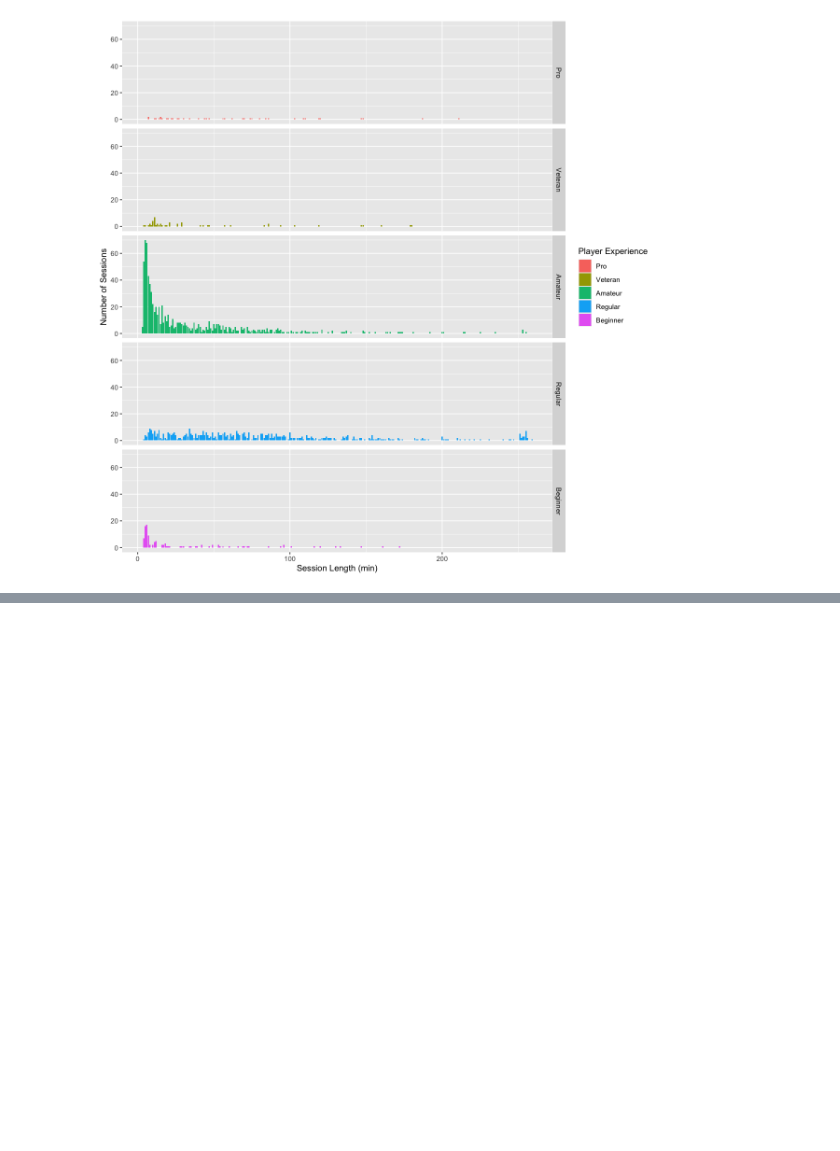
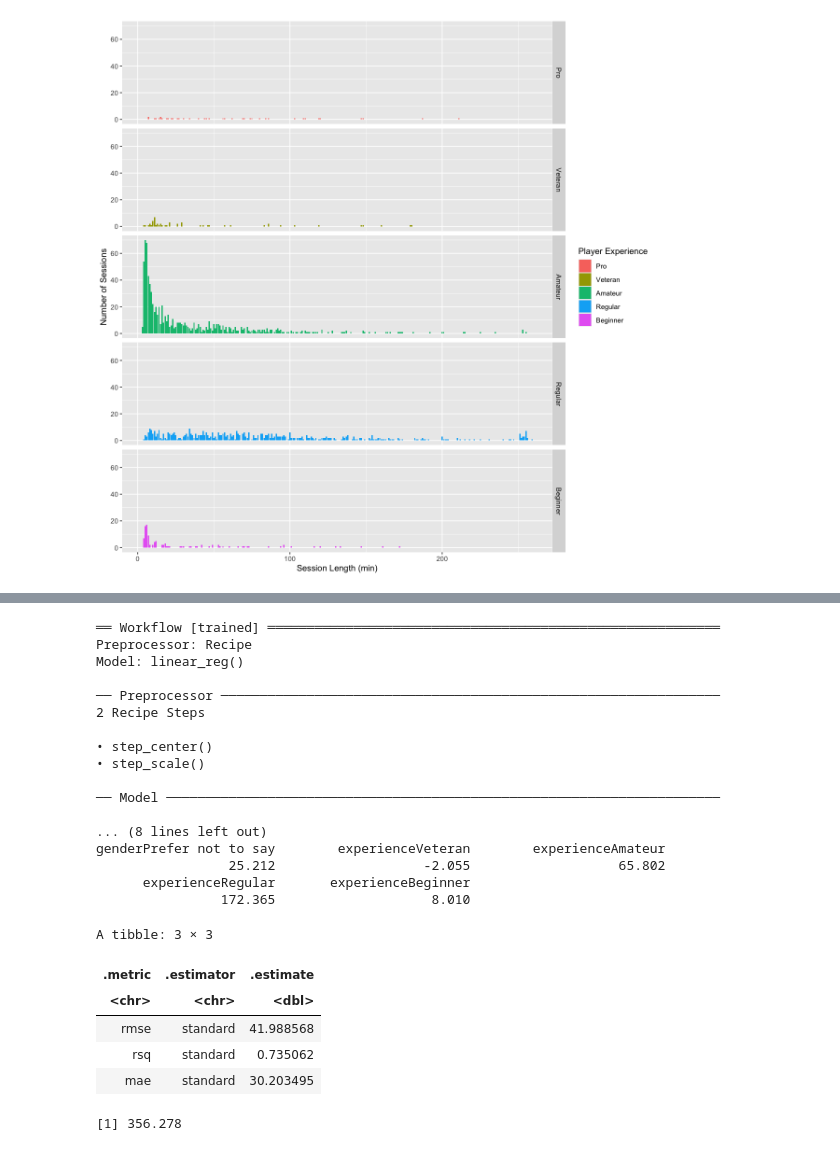
Before and after one commit to liammurray123/DSCI-100-Final-Project, a Jupyter notebook: Analysis.ipynb, the cells around one changed output, grey strips where cells are left out. Drawn from its saved outputs; the diff is of its cells as text; code cells hidden in the pictures; blank space fills up the shorter version.

```diff
--- a/Analysis.ipynb
+++ b/Analysis.ipynb
@@ -366,0 +514,53 @@ plot_x
+# %%
+# Regression IDEA: Can a players age, gender, and experience predict their contribution to the PLAI Minecraft server through how many hours they commit to the server?
+
+session_split <- initial_split(merged_data, prop = 0.75, strata = played_hours)
+training_data <- training(session_split)
+testing_data <- testing(session_split)
+
+lm_spec <- linear_reg() |>
+    set_engine("lm") |>
+    set_mode("regression")
+
+lm_recipe <- recipe(played_hours ~ age + gender + experience, data = training_data) |>
+    step_center(age) |>
+    step_scale(age)
+
+
+lm_vfolds = vfold_cv(training_data, v = 5, strata = played_hours)
+
+lm_fit <- workflow() |>
+    add_recipe(lm_recipe) |>
+    add_model(lm_spec) |>
+    fit(training_data)
+
+    lm_fit
+
+lm_fit |>
+    predict(testing_data) |>
+    bind_cols(testing_data) |>
+    metrics(truth = played_hours, estimate = .pred)
+# %% [output]
+══ Workflow [trained] ══════════════════════════════════════════════════════════
+Preprocessor: Recipe
+Model: linear_reg()
+
+── Preprocessor ────────────────────────────────────────────────────────────────
+2 Recipe Steps
+
+• step_center()
+• step_scale()
+
+── Model ───────────────────────────────────────────────────────────────────────
+
+... (8 lines left out)
+genderPrefer not to say        experienceVeteran        experienceAmateur
+                 25.212                   -2.055                   65.802
+      experienceRegular       experienceBeginner
+                172.365                    8.010
+A tibble: 3 × 3
+| .metric | .estimator | .estimate |
+| <chr> | <chr> | <dbl> |
+| rmse | standard | 41.988568 |
+| rsq | standard | 0.735062 |
+| mae | standard | 30.203495 |
@@ -366,0 +569,4 @@ plot_x
+# %%
+liam
+# %% [output]
+[1] 356.278
```
Also changed, not shown: parts of 16 cells of this notebook.
